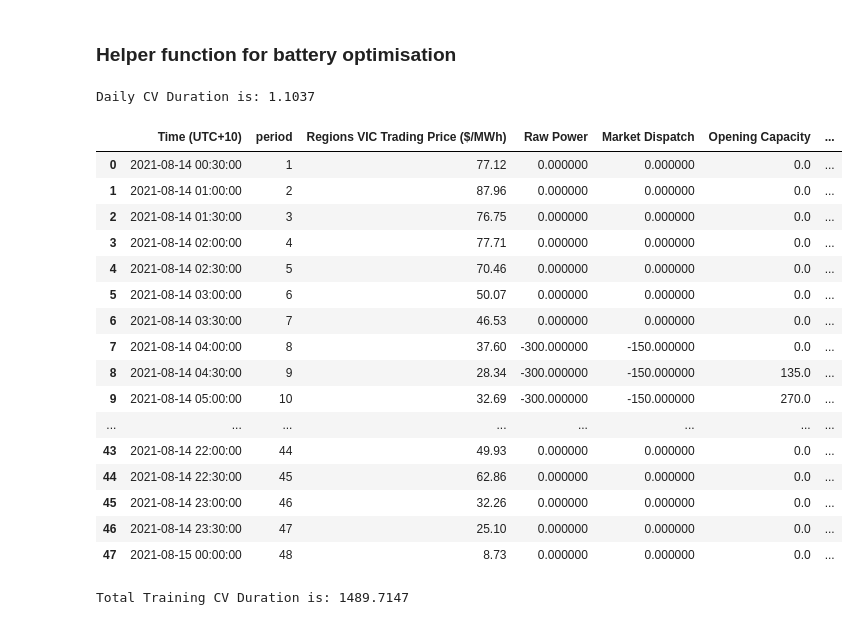
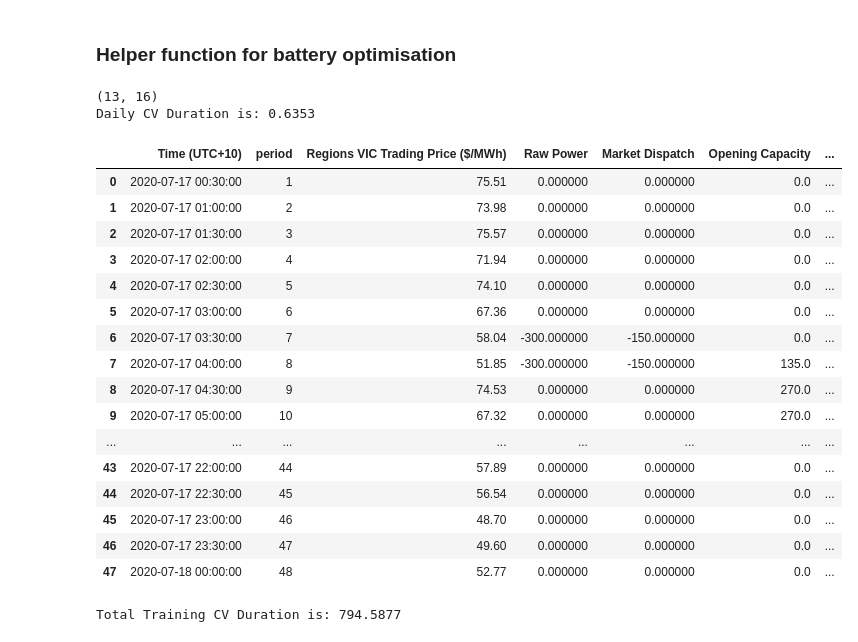
Before and after one commit to rinliauw/energy-market-and-battery-optimization, a Jupyter notebook: code/modelling/MD Algorithm.ipynb, the cells around one changed output. Saved outputs shown, nothing was run; the diff lists cells and outputs as text; code cells hidden in the pictures.

Commit message:
further optimization + 6million on Training + CV (125 mil)

```diff
--- a/code/modelling/MD Algorithm.ipynb
+++ b/code/modelling/MD Algorithm.ipynb
@@ -256,9 +241,11 @@ def GetSpotPrice(data, selected_periods, region = 'VIC'):
 # Return:
 #      - List of selected minimum point, list of selected maximum point
 #
+# Efficiency: O(3N + NLogN) = O(NLogN)
+#
 # Created by: Gilbert
 ###################################
-def GetMinMax(data, region = 'VIC', buy_threshold = 13, sell_threshold = 4):
+def GetMinMax(data, region = 'VIC', buy_threshold = 5, sell_threshold = 4):
     EMPTY = ''
     if region == 'VIC':
         spot_price = data['Regions VIC Trading Price ($/MWh)']
@@ -304,6 +291,8 @@ def GetMinMax(data, region = 'VIC', buy_threshold = 13, sell_threshold = 4):
 #
 # Return:
 #      - List of battery class pairs
+#
+# Efficiency: O(N)
 #
 # Created by: Gilbert
 ###################################
@@ -388,6 +377,8 @@ def FindBatteryPairs(buy_period, sell_period):
 # Return:
 #      - List of all battery class pairs
 #
+# Efficiency: O(N)
+#
 # Created by: Gilbert
 ###################################
 def SetChargeDischarge(data, battery_pairs, region = "VIC"):
@@ -444,14 +435,16 @@ def ComputeDailyRevenue(all_batteries):
 #      - opening_capacity : List of Daily Opening Capacity for charging and discharging
 #      - closing_capacity : List of Daily Closing Capacity for charging and discharging
 #
+# Efficiency: O(N^2 * NLogN) = O(N^3LogN)
 # Created by: Gilbert
 ###################################
 def DailyOptimisation(daily_data, region = "VIC"):
     best_batteries = OrderedDict() # Initialise an Ordered Dictionary
 
-    # Iterate over all possible combinations of battery pairs
-    for s in range(4, 48):
-        for b in range(5, 48):
+    # TODO: OPTIMISE EFFICIENCY HERE! Make this at least < N^2
+    # Iterate over all possible combinations of battery pairs. (O(N^2))
+    for s in range(1, 49):
+        for b in range(1, 49):
             # Get the minimum and maximum price based on the given threshold
             min_price, max_price = GetMinMax(daily_data, buy_threshold = b, sell_threshold = s, region = region)
             # Get the battery pairs based on minimum and maximum price
@@ -461,10 +454,18 @@ def DailyOptimisation(daily_data, region = "VIC"):
             # Compute daily revenues of selected battery combinations
             dailyrev = ComputeDailyRevenue(all_batteries)
             # Insert revenue as key, batteries combination and threshold as value
-            best_batteries[dailyrev] = (all_batteries, (b, s))
+            if dailyrev < 0:
+                break
+
+            #print((b, s), dailyrev)
+
+            if dailyrev not in best_batteries:
+                best_batteries[dailyrev] = (all_batteries, (b, s))
 
     # Find the highest revenue amongst possible combinations in that day
     best_revenue = max(best_batteries)
+    best_threshold = best_batteries[best_revenue][1]
+    print(best_threshold)
     battery = best_batteries[best_revenue][0] # The Best battery combinations
 
     # Initialise raw_power, market_dispatch, opening_capacity and closing capacity
@@ -477,16 +478,23 @@ def DailyOptimisation(daily_data, region = "VIC"):
     # opening_capacity, closing_capacity into an array to be prepared for
     # merging with the dataset.
     for b in battery:
+        # Charging Period
         for cp in range(len(b.charge_period)):
             raw_power[b.charge_period[cp][1] - 1] = b.charge_raw_power[cp]
             market_dispatch[b.charge_period[cp][1] - 1] = b.charge_market_dispatch[cp]
             opening_capacity[b.charge_period[cp][1] - 1] = b.charge_capacity[cp][0]
             closing_capacity[b.charge_period[cp][1] - 1] = b.charge_capacity[cp][1]
-
+        # Discharge Period
         for dp in range(len(b.discharge_period)):
             raw_power[b.discharge_period[dp][1] - 1] = b.discharge_raw_power[dp]
             market_dispatch[b.discharge_period[dp][1] - 1] = b.discharge_market_dispatch[dp]
             opening_capacity[b.discharge_period[dp][1] - 1] = b.discharge_capacity[dp][0]
             closing_capacity[b.discharge_period[dp][1] - 1] = b.discharge_capacity[dp][1]
 
+    # Formatting the opening and closing capacity.
+    for i in range(1, len(opening_capacity)):
+        if closing_capacity[i - 1] != 0.0 and opening_capacity[i] == 0.0:
+            opening_capacity[i] = closing_capacity[i - 1]
+            closing_capacity[i] = opening_capacity[i]
+
     return raw_power, market_dispatch, opening_capacity, closing_capacity
@@ -493,48 +595,51 @@ def DailyOptimisation(daily_data, region = "VIC"):
 # %%
 import time
 
 # Test Period checkpoint 3
-cp3_start_period = '2021-08-14 00:30:00'
-cp3_end_period   = '2021-08-15 00:00:00'
+cp3_start_period = '2020-07-17 00:30:00'
+cp3_end_period   = '2020-07-18 00:00:00'
 
 vic_spot_price = market_data[['Time (UTC+10)', 'period', 'Regions VIC Trading Price ($/MWh)']]
 
 cp_3 = vic_spot_price.loc[(vic_spot_price['Time (UTC+10)'] >= cp3_start_period) & \
         (vic_spot_price['Time (UTC+10)'] <= cp3_end_period)]
 
 cp_3.to_csv('../../preprocessed_data/checkpoint3.csv', index = False)
 
 check3 = pd.read_csv('../../preprocessed_data/checkpoint3.csv')
 
 tic = time.perf_counter()
 raw_power, market_dispatch, opening_capacity, closing_capacity = DailyOptimisation(check3)
-
+minima, maxima = LocalMinMax(check3)
 toc = time.perf_counter()
 print(f"Daily CV Duration is: {toc - tic:0.4f}")
 check3['Raw Power'] = pd.Series(raw_power)
 check3['Market Dispatch'] = pd.Series(market_dispatch)
 check3['Opening Capacity'] = pd.Series(opening_capacity)
 check3['Closing Capacity'] = pd.Series(closing_capacity)
+check3['minima'] = pd.Series(minima)
+check3['maxima'] = pd.Series(maxima)
 check3
 # %% [output]
-Daily CV Duration is: 1.1037
+(13, 16)
+Daily CV Duration is: 0.6353
 |  | Time (UTC+10) | period | Regions VIC Trading Price ($/MWh) | Raw Power | Market Dispatch | Opening Capacity | ... |
-| 0 | 2021-08-14 00:30:00 | 1 | 77.12 | 0.000000 | 0.000000 | 0.0 | ... |
-| 1 | 2021-08-14 01:00:00 | 2 | 87.96 | 0.000000 | 0.000000 | 0.0 | ... |
-| 2 | 2021-08-14 01:30:00 | 3 | 76.75 | 0.000000 | 0.000000 | 0.0 | ... |
-| 3 | 2021-08-14 02:00:00 | 4 | 77.71 | 0.000000 | 0.000000 | 0.0 | ... |
-| 4 | 2021-08-14 02:30:00 | 5 | 70.46 | 0.000000 | 0.000000 | 0.0 | ... |
-| 5 | 2021-08-14 03:00:00 | 6 | 50.07 | 0.000000 | 0.000000 | 0.0 | ... |
-| 6 | 2021-08-14 03:30:00 | 7 | 46.53 | 0.000000 | 0.000000 | 0.0 | ... |
-| 7 | 2021-08-14 04:00:00 | 8 | 37.60 | -300.000000 | -150.000000 | 0.0 | ... |
-| 8 | 2021-08-14 04:30:00 | 9 | 28.34 | -300.000000 | -150.000000 | 135.0 | ... |
-| 9 | 2021-08-14 05:00:00 | 10 | 32.69 | -300.000000 | -150.000000 | 270.0 | ... |
+| 0 | 2020-07-17 00:30:00 | 1 | 75.51 | 0.000000 | 0.000000 | 0.0 | ... |
+| 1 | 2020-07-17 01:00:00 | 2 | 73.98 | 0.000000 | 0.000000 | 0.0 | ... |
+| 2 | 2020-07-17 01:30:00 | 3 | 75.57 | 0.000000 | 0.000000 | 0.0 | ... |
+| 3 | 2020-07-17 02:00:00 | 4 | 71.94 | 0.000000 | 0.000000 | 0.0 | ... |
+| 4 | 2020-07-17 02:30:00 | 5 | 74.10 | 0.000000 | 0.000000 | 0.0 | ... |
+| 5 | 2020-07-17 03:00:00 | 6 | 67.36 | 0.000000 | 0.000000 | 0.0 | ... |
+| 6 | 2020-07-17 03:30:00 | 7 | 58.04 | -300.000000 | -150.000000 | 0.0 | ... |
+| 7 | 2020-07-17 04:00:00 | 8 | 51.85 | -300.000000 | -150.000000 | 135.0 | ... |
+| 8 | 2020-07-17 04:30:00 | 9 | 74.53 | 0.000000 | 0.000000 | 270.0 | ... |
+| 9 | 2020-07-17 05:00:00 | 10 | 67.32 | 0.000000 | 0.000000 | 270.0 | ... |
 | ... | ... | ... | ... | ... | ... | ... | ... |
-| 43 | 2021-08-14 22:00:00 | 44 | 49.93 | 0.000000 | 0.000000 | 0.0 | ... |
-| 44 | 2021-08-14 22:30:00 | 45 | 62.86 | 0.000000 | 0.000000 | 0.0 | ... |
-| 45 | 2021-08-14 23:00:00 | 46 | 32.26 | 0.000000 | 0.000000 | 0.0 | ... |
-| 46 | 2021-08-14 23:30:00 | 47 | 25.10 | 0.000000 | 0.000000 | 0.0 | ... |
-| 47 | 2021-08-15 00:00:00 | 48 | 8.73 | 0.000000 | 0.000000 | 0.0 | ... |
+| 43 | 2020-07-17 22:00:00 | 44 | 57.89 | 0.000000 | 0.000000 | 0.0 | ... |
+| 44 | 2020-07-17 22:30:00 | 45 | 56.54 | 0.000000 | 0.000000 | 0.0 | ... |
+| 45 | 2020-07-17 23:00:00 | 46 | 48.70 | 0.000000 | 0.000000 | 0.0 | ... |
+| 46 | 2020-07-17 23:30:00 | 47 | 49.60 | 0.000000 | 0.000000 | 0.0 | ... |
+| 47 | 2020-07-18 00:00:00 | 48 | 52.77 | 0.000000 | 0.000000 | 0.0 | ... |
 # %%
 check3.to_csv('../../preprocessed_data/checkpoint3_optimised.csv', index = False)
 # %%
@@ -542,6 +647,8 @@ raw_power = []
 market_dispatch = []
 opening_capacity = []
 closing_capacity = []
+
+threshold = []
 
 period = 48
 
@@ -568,7 +675,7 @@ market_data['Market Dispatch (MWh)'] = pd.Series(market_dispatch)
 market_data['Opening Capacity (MWh)'] = pd.Series(opening_capacity)
 market_data['Closing Capacity (MWh)'] = pd.Series(closing_capacity)
 # %% [output]
-Total Training CV Duration is: 1489.7147
+Total Training CV Duration is: 794.5877
 # %%
 vic_data = market_data[['Time (UTC+10)', 'period', 'Regions VIC Trading Price ($/MWh)', 'Raw Power (MW)',
                         'Market Dispatch (MWh)', 'Opening Capacity (MWh)', 'Closing Capacity (MWh)']]
```
Also changed, not shown: parts of 5 cells of this notebook, 2 other files.
